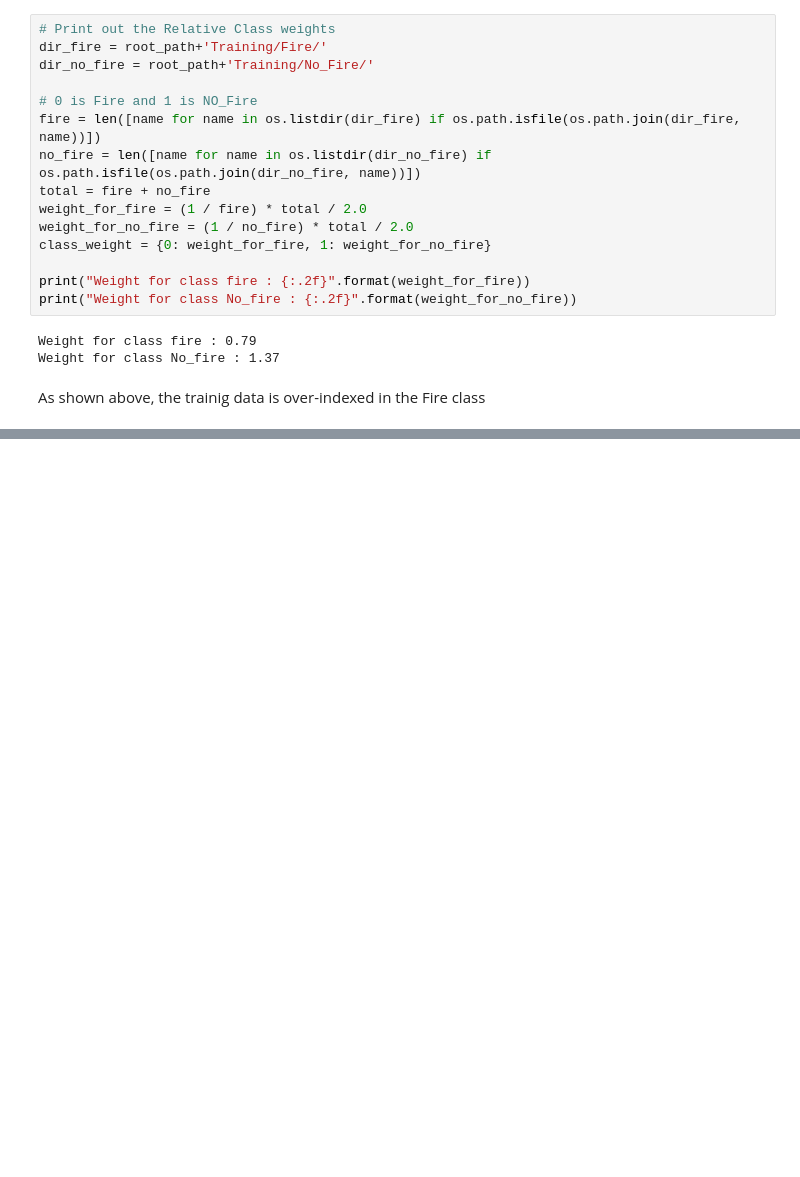
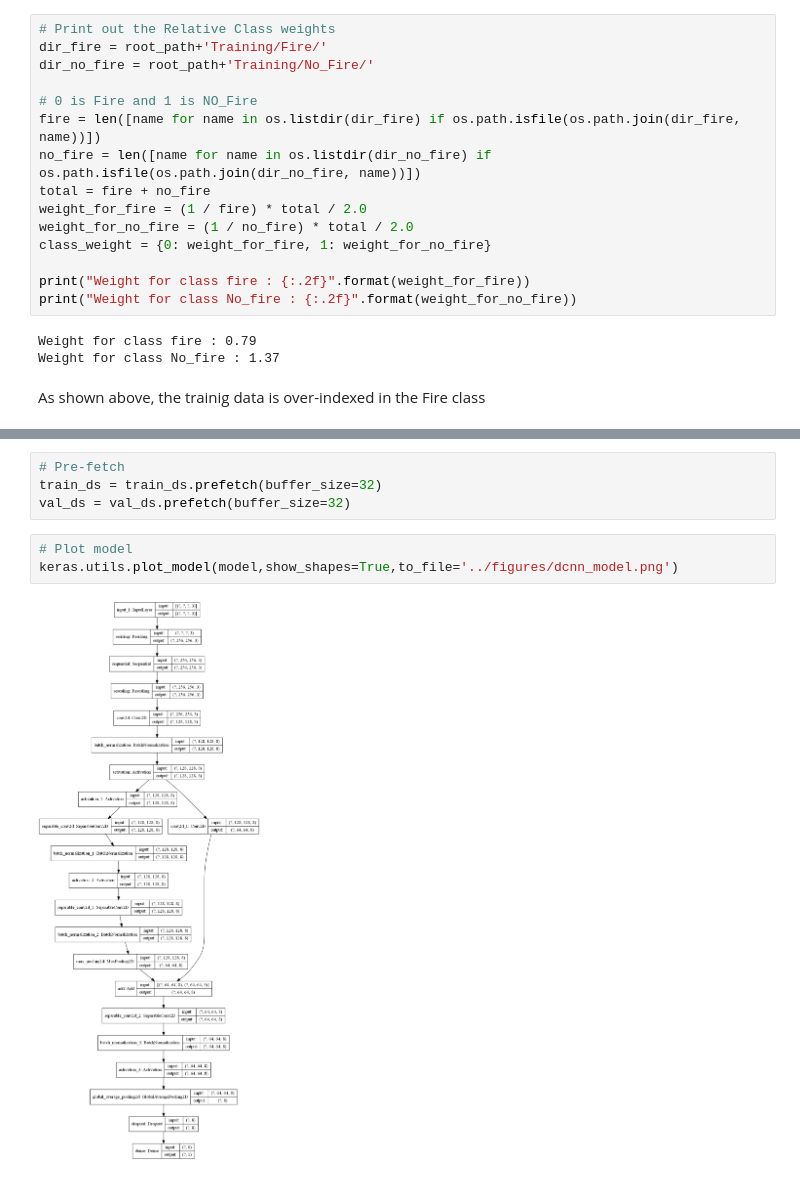
Before and after one commit to martinbatek/IC-UDA-Final-Project, a Jupyter notebook: scripts/UDA_FinalProject_Batek.ipynb, the cells around one changed output, grey strips where cells are left out. Saved outputs shown, nothing was run; the diff lists cells and outputs as text; blank space fills up the shorter version.

Commit message:
Successfully plotted model

```diff
--- a/scripts/UDA_FinalProject_Batek.ipynb
+++ b/scripts/UDA_FinalProject_Batek.ipynb
@@ -540,3 +540,12 @@ Found 39375 files belonging to 2 classes.
 Using 31500 files for training.
 Found 39375 files belonging to 2 classes.
 Using 7875 files for validation.
+# %%
+# Pre-fetch
+train_ds = train_ds.prefetch(buffer_size=32)
+val_ds = val_ds.prefetch(buffer_size=32)
+# %%
+# Plot model
+keras.utils.plot_model(model,show_shapes=True,to_file='../figures/dcnn_model.png')
+# %% [output]
+[figure, added]
```
Also changed, not shown: parts of 1 cell of this notebook, 1 other file.
